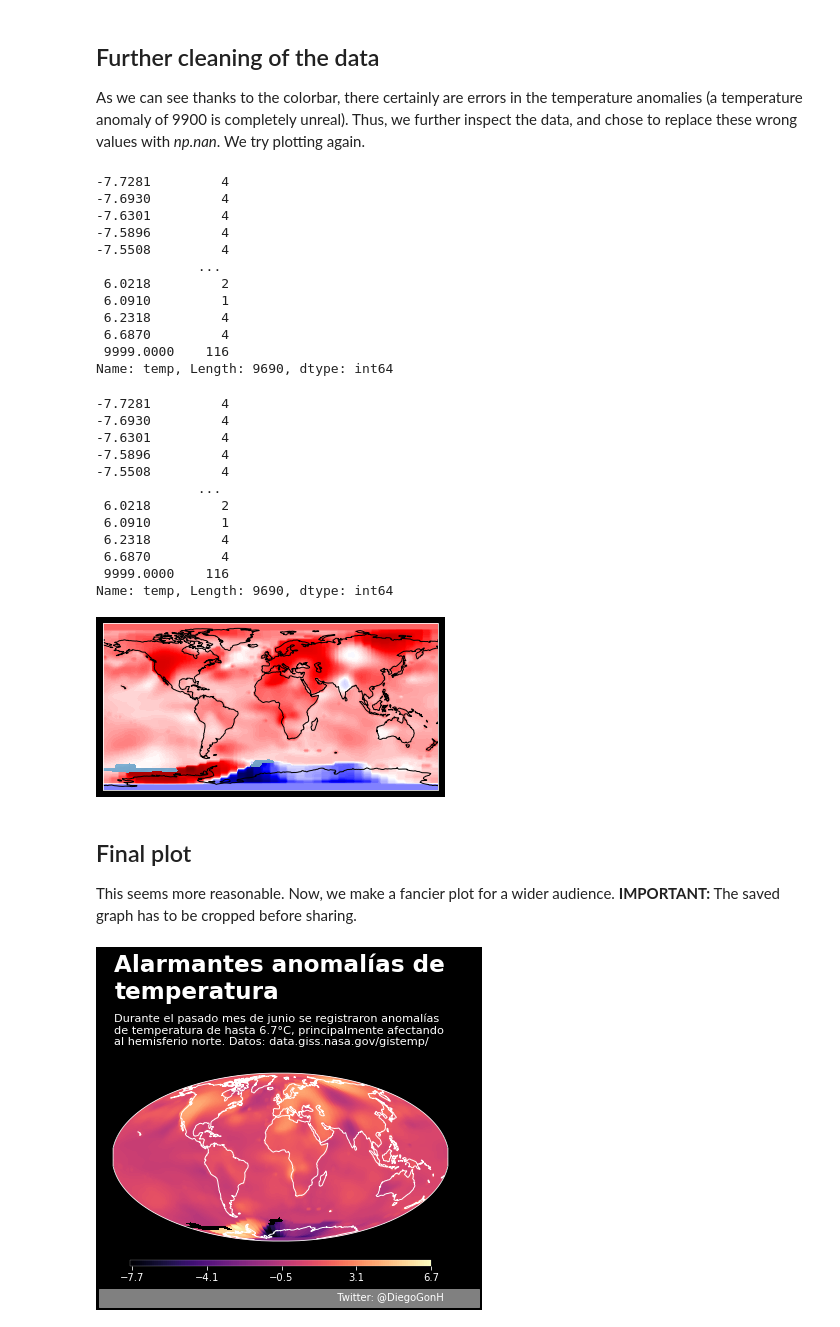
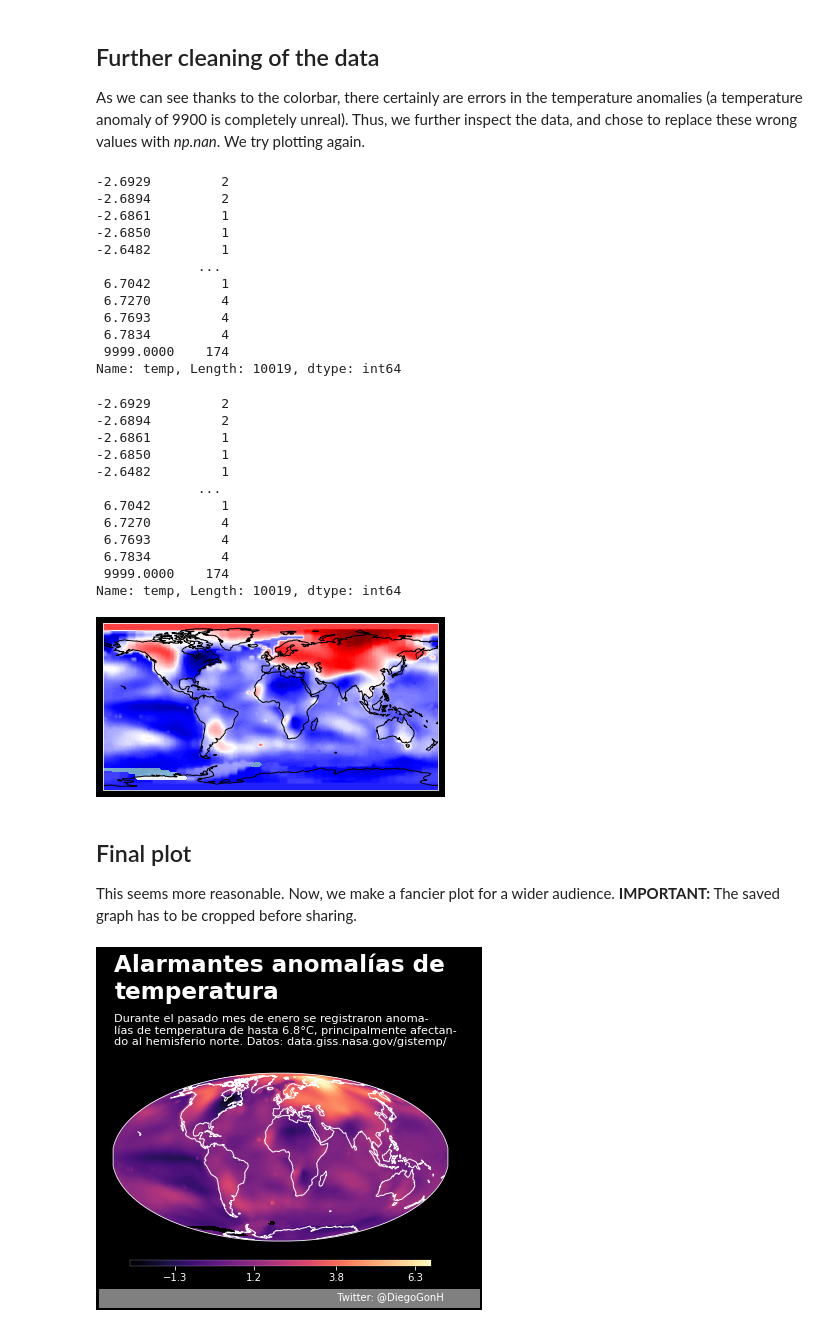
Before and after one commit to diego-gonher/divulgacion, a Jupyter notebook: visualizaciones/anomalias/anomalias_mundo.ipynb, the cells around one changed output. Cells and saved outputs as stored; diff of their text form; code cells hidden in the pictures.

```diff
--- a/visualizaciones/anomalias/anomalias_mundo.ipynb
+++ b/visualizaciones/anomalias/anomalias_mundo.ipynb
@@ -17,7 +17,7 @@ plt.style.use('dark_background')
 ## The data
 Fortunately for us, NASA's Goddard Institute for Space Studies provides a tool, the [GISS Surface Temperature Analysis (v4)](https://data.giss.nasa.gov/gistemp/maps/), that allows us to obtain the temperature anomalies for almost the entire world as *.txt* files. It also allows us to choose a base period (from which the reference temperature is calculated). For this project, we left this period as its default (all Junes from 1951 to 1980). Here we load the data into a DataFrame and modify it to make it useful.
 # %%
-data_file = './data/june2021anomalies.txt'
+data_file = './data/january2022anomalies.txt'
 df = pd.read_csv(data_file, sep='\t', skiprows=1)
 df
 # %% [output]
@@ -99,18 +99,18 @@ As we can see thanks to the colorbar, there certainly are errors in the temperat
 # %%
 df['temp'].value_counts().sort_index()
 # %% [output]
--7.7281         4
--7.6930         4
--7.6301         4
--7.5896         4
--7.5508         4
+-2.6929         2
+-2.6894         2
+-2.6861         1
+-2.6850         1
+-2.6482         1
              ...
- 6.0218         2
- 6.0910         1
- 6.2318         4
- 6.6870         4
- 9999.0000    116
-Name: temp, Length: 9690, dtype: int64
+ 6.7042         1
+ 6.7270         4
+ 6.7693         4
+ 6.7834         4
+ 9999.0000    174
+Name: temp, Length: 10019, dtype: int64
 # %%
 def replacewrongtemps(element):
     if element > 20.0:
@@ -122,18 +122,18 @@ df['temp_clean'] = df['temp'].apply(replacewrongtemps)
 # %%
 df['temp'].value_counts().sort_index()
 # %% [output]
--7.7281         4
--7.6930         4
--7.6301         4
--7.5896         4
--7.5508         4
+-2.6929         2
+-2.6894         2
+-2.6861         1
+-2.6850         1
+-2.6482         1
              ...
- 6.0218         2
- 6.0910         1
- 6.2318         4
- 6.6870         4
- 9999.0000    116
-Name: temp, Length: 9690, dtype: int64
+ 6.7042         1
+ 6.7270         4
+ 6.7693         4
+ 6.7834         4
+ 9999.0000    174
+Name: temp, Length: 10019, dtype: int64
 # %%
 ax = plt.axes(projection=ccrs.PlateCarree())
 ax.stock_img()
@@ -144,7 +144,7 @@ plt.contourf(df['lon'].values.reshape((90,180)),
 ax.coastlines()
 plt.show()
 # %% [output]
-[figure, old version]
+[figure, new version]
 # %% [markdown]
 ## Final plot
 This seems more reasonable. Now, we make a fancier plot for a wider audience.
@@ -168,34 +168,34 @@ ax.tick_params(axis='y', colors='grey')
 ax.set_xticks([])
 ax.set_xticklabels([])
 
 ax.set_yticks([])
 ax.set_yticklabels([])
 
 # the plot
 pcm = plt.contourf(df['lon'].values.reshape((90,180)),
                    df['lat'].values.reshape((90,180)),
                    df['temp_clean'].values.reshape((90,180)), 150,
                    transform=ccrs.PlateCarree(), cmap=plt.cm.magma)
 ax.add_feature(cfeature.COASTLINE, edgecolor='white')
 
 cb = fig.colorbar(pcm, ax=[ax], location='bottom', aspect=50, pad=0.05, shrink=0.9,
-                  ticks=np.round(np.linspace(-7.7281, 6.6870, 5),1))
+                  ticks=np.round(np.linspace(-3.8, 6.3, 5),1))
 #cb.outline.set_visible(False)
 cb.outline.set_linewidth(0.2)
 
 # texts
 ax.text(-1.78e7, 1.7e7, s='Alarmantes anomalías de \ntemperatura', size=23.1, weight='bold')
-subtitle = 'Durante el pasado mes de junio se registraron anomalías \nde temperatura de hasta 6.7°C, principalmente afectando \nal hemisferio norte. Datos: data.giss.nasa.gov/gistemp/'
+subtitle = 'Durante el pasado mes de enero se registraron anoma- \nlías de temperatura de hasta 6.8°C, principalmente afectan- \ndo al hemisferio norte. Datos: data.giss.nasa.gov/gistemp/'
 ax.text(-1.78e7, 1.2e7, s=subtitle, size=11.3)
 
 # add authorship
 ax.text(-1.9e7, -1.54e7, ' ' * 75 + 'Twitter: @DiegoGonH' + ' '*10,
                 color='white',
                 backgroundcolor='grey')
 
 
-# plt.savefig('anomalias_temp_junio2021.jpg', dpi=128)
+plt.savefig('anomalias_temp_enero2022.jpg', dpi=128)
 
 plt.show()
 # %% [output]
-[figure, old version]
+[figure, new version]
```
Also changed, not shown: parts of 3 cells of this notebook, 6 other files.
